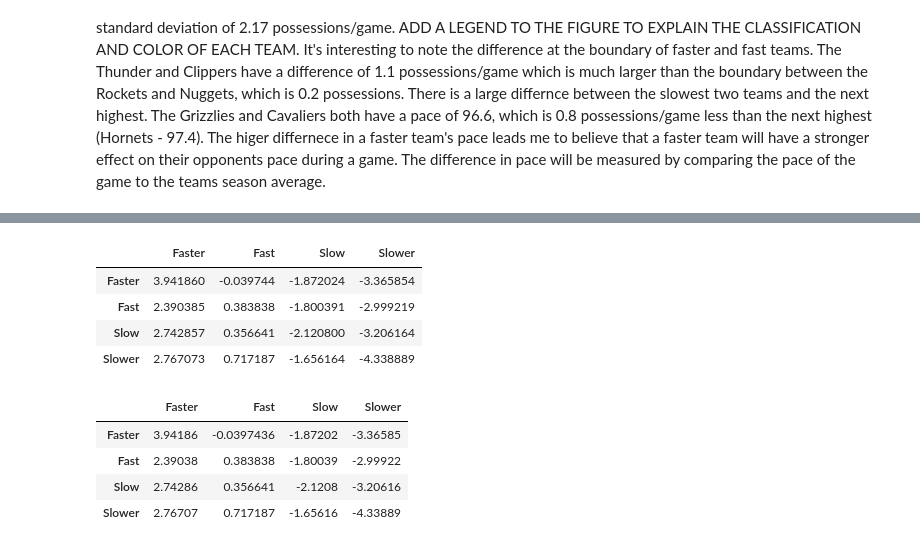
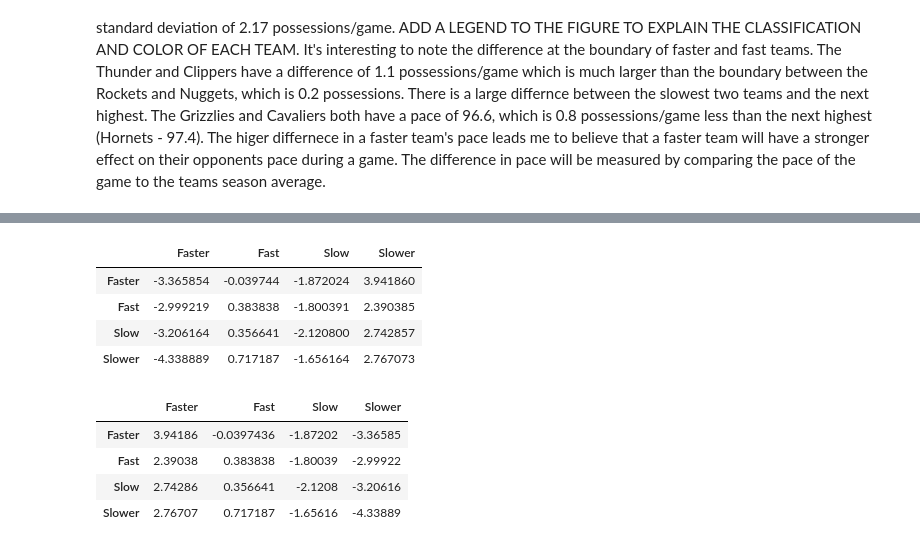
Before and after one commit to andystjean1/nba-pace-analysis, a Jupyter notebook: pace_analysis.ipynb, the cells around one changed output, grey strips where cells are left out. Cells and saved outputs as stored; diff of their text form; code cells hidden in the pictures.

```diff
--- a/pace_analysis.ipynb
+++ b/pace_analysis.ipynb
@@ -206,30 +219,30 @@ season_df["opp_pace_label"] = season_df.apply(lambda row: find_pace_label(row["o
 # %%
 #group the teams
 faster_teams_df = season_df.loc[season_df["pace_label"] == 3]
 fast_teams_df = season_df.loc[season_df["pace_label"] == 2]
 slow_teams_df = season_df.loc[season_df["pace_label"] == 1]
 slower_teams_df = season_df.loc[season_df["pace_label"] == 0]
 
 pace_groups = [faster_teams_df,fast_teams_df,slow_teams_df,slower_teams_df]
 pace_names = ["Faster", "Fast", "Slow", "Slower"]
 
 pace_diff_df = pd.DataFrame(columns=["Faster","Fast","Slow","Slower"])
 
 #group the opponents for each group and find average GPD and jam into a dataframe
 for group, name in zip(pace_groups, pace_names):
     means = group.groupby(group["opp_pace_label"]).mean()["game_pace_diff"]
-    pace_diff_df = pace_diff_df.append(pd.Series({ "Faster": means[3],
+    pace_diff_df = pace_diff_df.append(pd.Series({ "Faster": means[0],
                                                    "Fast": means[2],
                                                    "Slow": means[1],
-                                                   "Slower":means[0]}, name=name))
+                                                   "Slower":means[3]}, name=name))
 #add the axis labels to this
 pace_diff_df
 # %% [output]
 |  | Faster | Fast | Slow | Slower |
-| Faster | 3.941860 | -0.039744 | -1.872024 | -3.365854 |
-| Fast | 2.390385 | 0.383838 | -1.800391 | -2.999219 |
-| Slow | 2.742857 | 0.356641 | -2.120800 | -3.206164 |
-| Slower | 2.767073 | 0.717187 | -1.656164 | -4.338889 |
+| Faster | -3.365854 | -0.039744 | -1.872024 | 3.941860 |
+| Fast | -2.999219 | 0.383838 | -1.800391 | 2.390385 |
+| Slow | -3.206164 | 0.356641 | -2.120800 | 2.742857 |
+| Slower | -4.338889 | 0.717187 | -1.656164 | 2.767073 |
 # %%
 #apply the color to each cell in the frame
 def cell_color(value):
```
Also changed, not shown: parts of 7 cells of this notebook, 1 other file.
